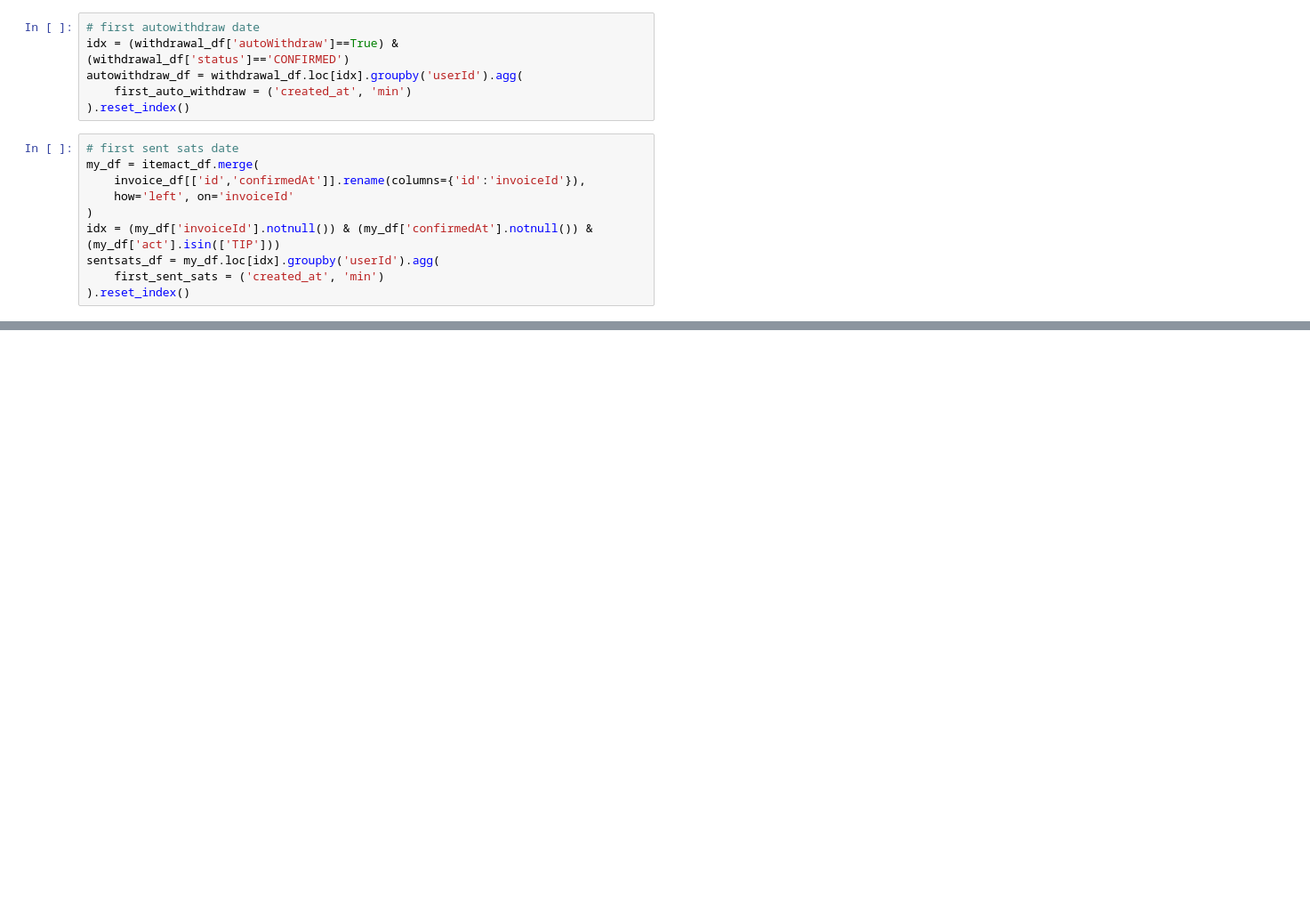
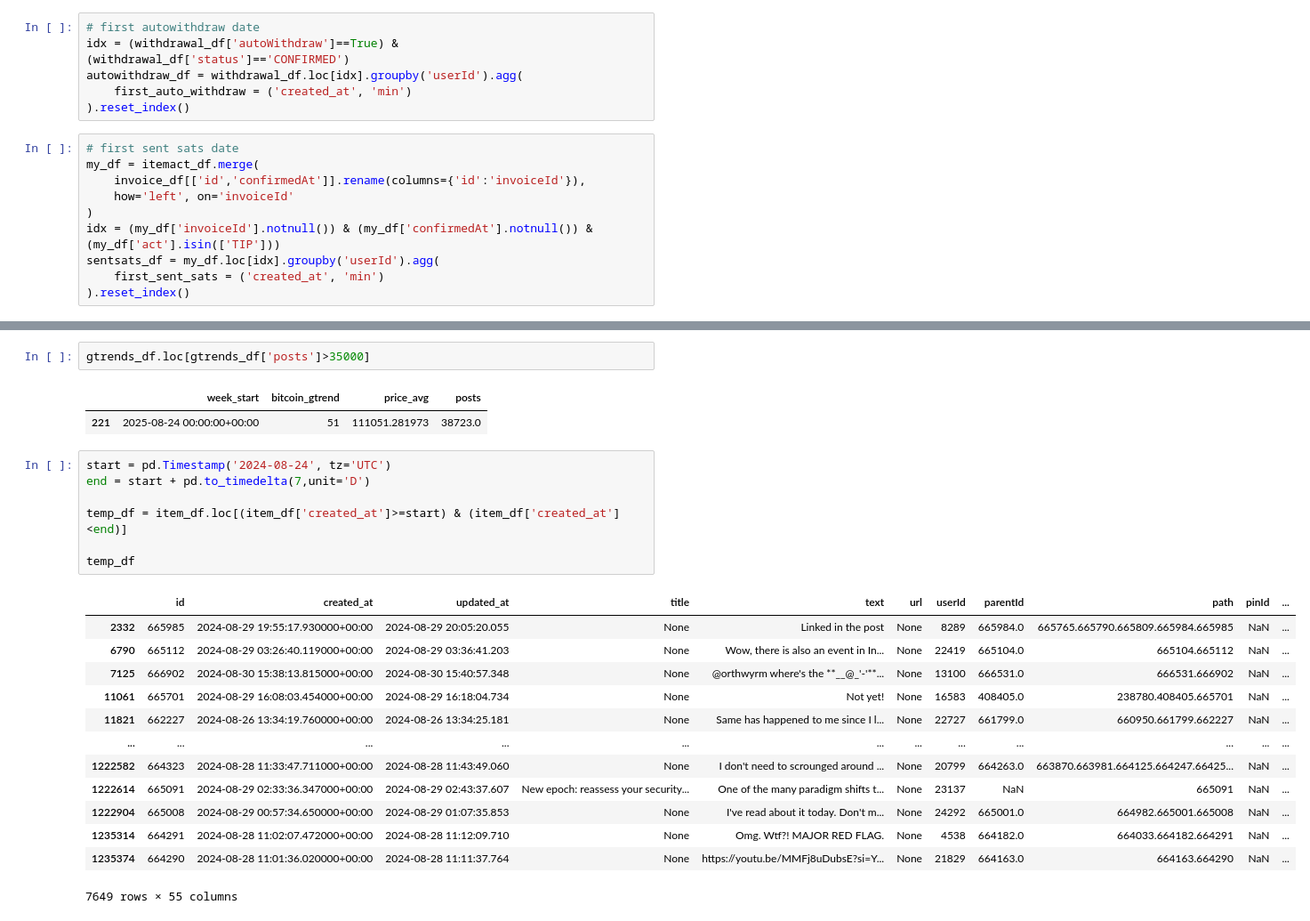
Before and after one commit to ed-kung/sn-research, a Jupyter notebook: src/notebooks/playground.ipynb, the cells around one changed output, grey strips where cells are left out. Shown: that part at 89% size. Saved outputs shown, nothing was run; the diff lists cells and outputs as text; blank space fills up the shorter version.

```diff
--- a/src/notebooks/playground.ipynb
+++ b/src/notebooks/playground.ipynb
@@ -68,0 +142,26 @@ plt.show()
+# %%
+gtrends_df.loc[gtrends_df['posts']>35000]
+# %% [output]
+|  | week_start | bitcoin_gtrend | price_avg | posts |
+| 221 | 2025-08-24 00:00:00+00:00 | 51 | 111051.281973 | 38723.0 |
+# %%
+start = pd.Timestamp('2024-08-24', tz='UTC')
+end = start + pd.to_timedelta(7,unit='D')
+
+temp_df = item_df.loc[(item_df['created_at']>=start) & (item_df['created_at']<end)]
+
+temp_df
+# %% [output]
+|  | id | created_at | updated_at | title | text | url | userId | parentId | path | pinId | ... |
+| 2332 | 665985 | 2024-08-29 19:55:17.930000+00:00 | 2024-08-29 20:05:20.055 | None | Linked in the post | None | 8289 | 665984.0 | 665765.665790.665809.665984.665985 | NaN | ... |
+| 6790 | 665112 | 2024-08-29 03:26:40.119000+00:00 | 2024-08-29 03:36:41.203 | None | Wow, there is also an event in In... | None | 22419 | 665104.0 | 665104.665112 | NaN | ... |
+| 7125 | 666902 | 2024-08-30 15:38:13.815000+00:00 | 2024-08-30 15:40:57.348 | None | @orthwyrm where's the **__@_'-'**... | None | 13100 | 666531.0 | 666531.666902 | NaN | ... |
+| 11061 | 665701 | 2024-08-29 16:08:03.454000+00:00 | 2024-08-29 16:18:04.734 | None | Not yet! | None | 16583 | 408405.0 | 238780.408405.665701 | NaN | ... |
+| 11821 | 662227 | 2024-08-26 13:34:19.760000+00:00 | 2024-08-26 13:34:25.181 | None | Same has happened to me since I l... | None | 22727 | 661799.0 | 660950.661799.662227 | NaN | ... |
+| ... | ... | ... | ... | ... | ... | ... | ... | ... | ... | ... | ... |
+| 1222582 | 664323 | 2024-08-28 11:33:47.711000+00:00 | 2024-08-28 11:43:49.060 | None | I don't need to scrounged around ... | None | 20799 | 664263.0 | 663870.663981.664125.664247.66425... | NaN | ... |
+| 1222614 | 665091 | 2024-08-29 02:33:36.347000+00:00 | 2024-08-29 02:43:37.607 | New epoch: reassess your security... | One of the many paradigm shifts t... | None | 23137 | NaN | 665091 | NaN | ... |
+| 1222904 | 665008 | 2024-08-29 00:57:34.650000+00:00 | 2024-08-29 01:07:35.853 | None | I've read about it today. Don't m... | None | 24292 | 665001.0 | 664982.665001.665008 | NaN | ... |
+| 1235314 | 664291 | 2024-08-28 11:02:07.472000+00:00 | 2024-08-28 11:12:09.710 | None | Omg. Wtf?! MAJOR RED FLAG. | None | 4538 | 664182.0 | 664033.664182.664291 | NaN | ... |
+| 1235374 | 664290 | 2024-08-28 11:01:36.020000+00:00 | 2024-08-28 11:11:37.764 | None | https://youtu.be/MMFj8uDubsE?si=Y... | None | 21829 | 664163.0 | 664163.664290 | NaN | ... |
+7649 rows × 55 columns
```
Also changed, not shown: parts of 10 cells of this notebook.
